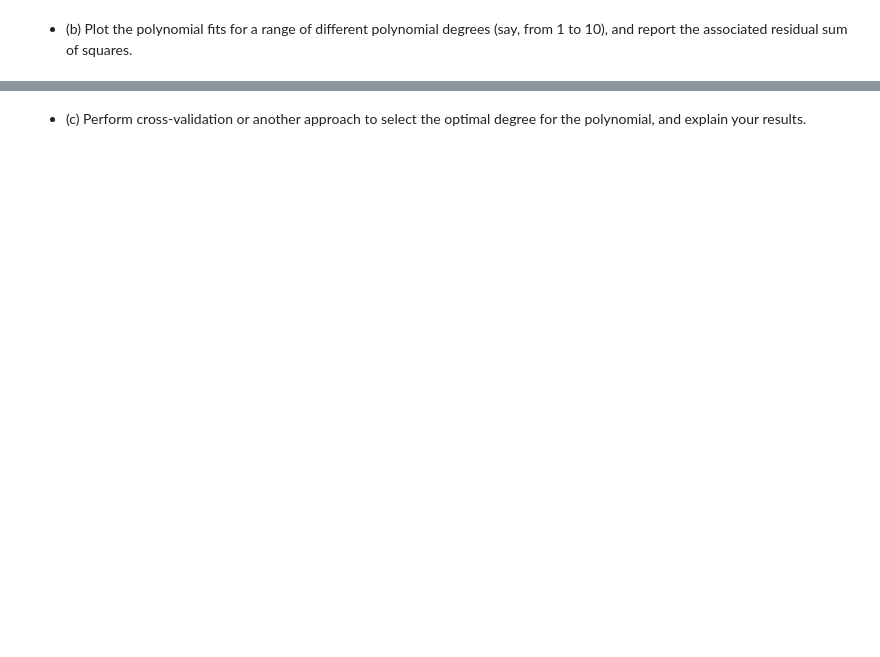
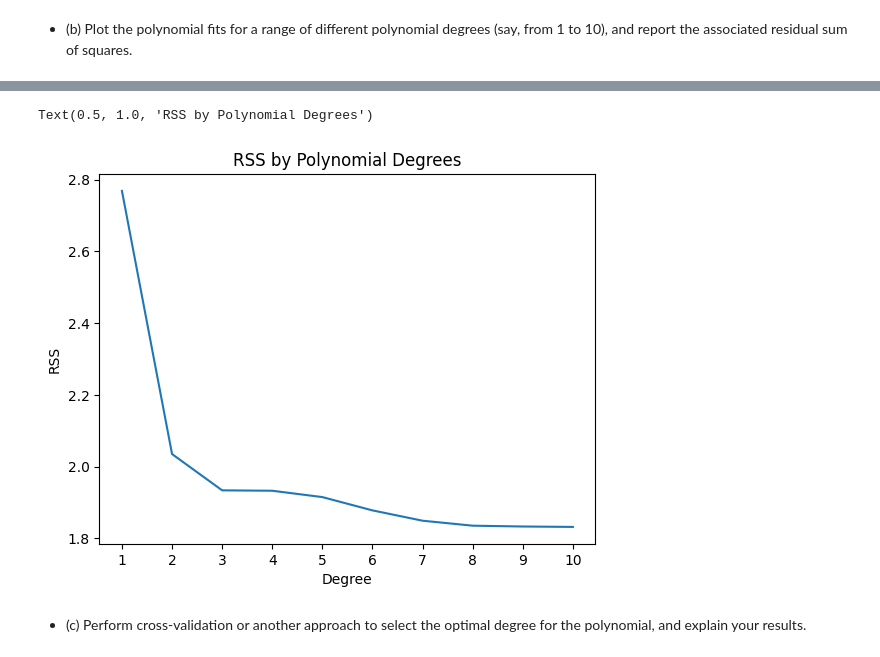
Before and after one commit to mw1296/DSAN5300, a Jupyter notebook: homeworks/HW-3/HW-3.ipynb, the cells around one changed output, grey strips where cells are left out. Saved outputs shown, nothing was run; the diff lists cells and outputs as text; code cells hidden in the pictures; blank space fills up the shorter version.

```diff
--- a/homeworks/HW-3/HW-3.ipynb
+++ b/homeworks/HW-3/HW-3.ipynb
@@ -1151,2 +1152,20 @@ plt.show()
 # %% [markdown]
 * (b) Plot the polynomial fits for a range of different polynomial degrees (say, from 1 to 10), and report the associated residual sum of squares.
+# %%
+rss = [] # create empty vector to store rss
+
+# create a smooth vector of dis grid
+dis_grid = np.linspace(Boston['dis'].min(), Boston['dis'].max(), 100)
+
+for d in range(1,11):
+  # create a d-degree polynomial feature X
+  X = MS([poly('dis', degree=d)]).fit_transform(Boston)
+  y = Boston['nox'] # define y
+
+  # create and fit a regression model
+  model = sm.OLS(y, X).fit()
+
+  rss.append(np.sum(model.resid**2))
+
+rss_df = pd.DataFrame({'rss': rss, 'degree':range(1,11)})
+print(rss_df)
@@ -1153,2 +1184,13 @@ plt.show()
+# %%
+# plot rss vs. degree
+
+plt.plot(rss_df['degree'], rss_df['rss'])
+plt.xlabel('Degree')
+plt.xticks(range(1,11))
+plt.ylabel('RSS')
+plt.title('RSS by Polynomial Degrees')
+# %% [output]
+Text(0.5, 1.0, 'RSS by Polynomial Degrees')
+[figure, added]
 # %% [markdown]
 * (c) Perform cross-validation or another approach to select the optimal degree for the polynomial, and explain your results.
```
Also changed, not shown: parts of 4 cells of this notebook.
